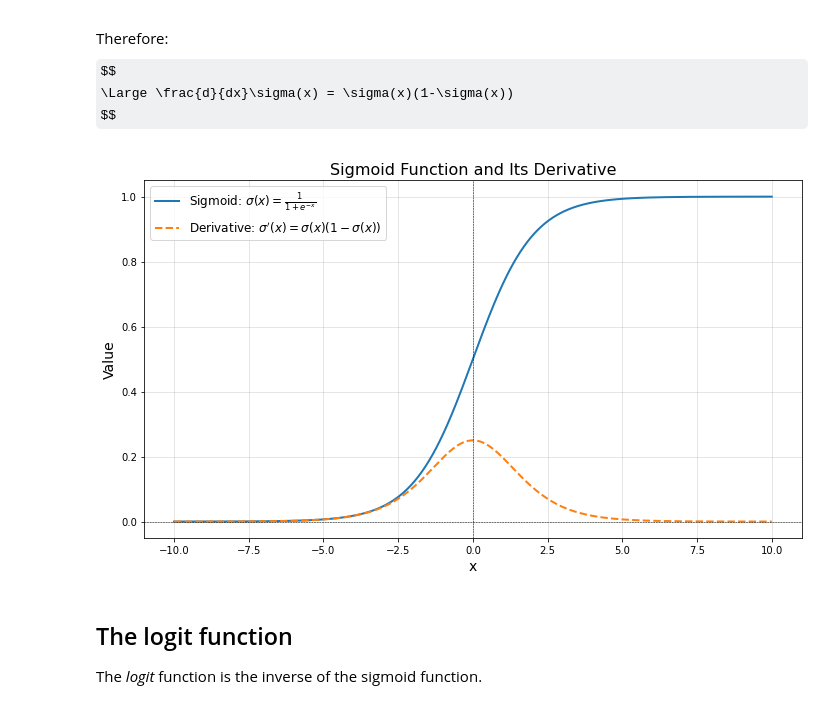
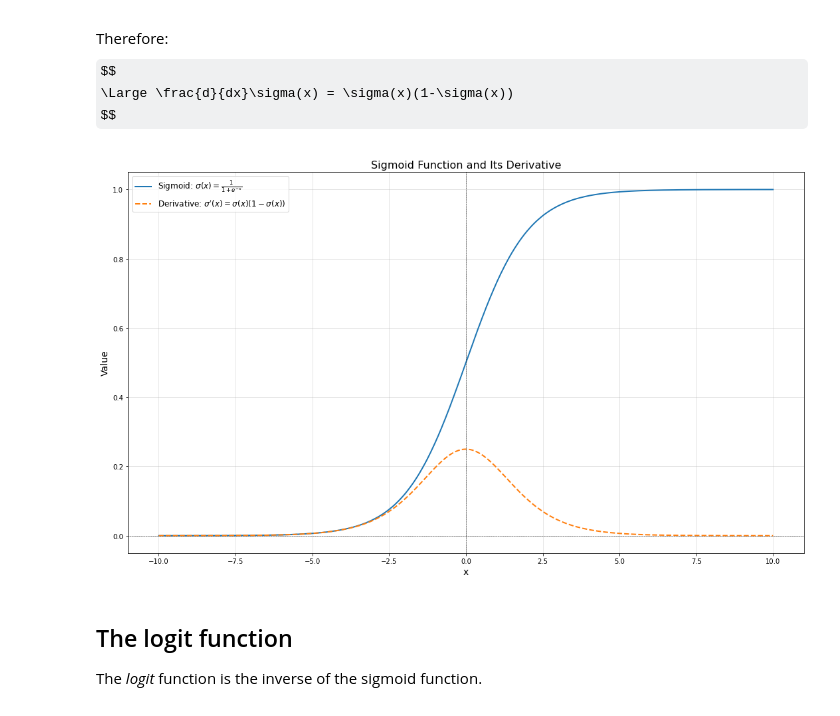
Before and after one commit to gerhardJaeger/mathML_24_25, a Jupyter notebook: session21/Notebook21.ipynb, the cells around one changed output. Saved outputs shown, nothing was run; the diff lists cells and outputs as text; code cells hidden in the pictures; some formulas as TeX source.

```diff
--- a/session21/Notebook21.ipynb
+++ b/session21/Notebook21.ipynb
@@ -329,35 +327,35 @@ import matplotlib.pyplot as plt
 # Define the sigmoid function and its derivative
 def sigmoid(x):
     return 1 / (1 + np.exp(-x))
 
 def sigmoid_derivative(x):
     sig = sigmoid(x)
     return sig * (1 - sig)
 
 # Generate x values
 x = np.linspace(-10, 10, 500)
 
 # Calculate sigmoid values and derivatives
 y = sigmoid(x)
 y_derivative = sigmoid_derivative(x)
 
 # Create the plot
-plt.figure(figsize=(10, 6))
+plt.figure(figsize=(15, 9))
 plt.plot(x, y, label=r"Sigmoid: $\sigma(x) = \frac{1}{1+e^{-x}}$", linewidth=2)
 plt.plot(x, y_derivative, label=r"Derivative: $\sigma'(x) = \sigma(x)(1-\sigma(x))$", linewidth=2, linestyle='--')
 plt.title("Sigmoid Function and Its Derivative", fontsize=16)
 plt.xlabel("x", fontsize=14)
 plt.ylabel("Value", fontsize=14)
 plt.axhline(0, color='black', linewidth=0.5, linestyle="--")
 plt.axvline(0, color='black', linewidth=0.5, linestyle="--")
 plt.grid(alpha=0.4)
 plt.legend(fontsize=12)
 plt.tight_layout()
 
 # Display the plot
 plt.show()
 # %% [output]
-[figure, old version]
+[figure, new version]
 # %% [markdown]
 ## The logit function
 
```
Also changed, not shown: parts of 14 cells of this notebook.
